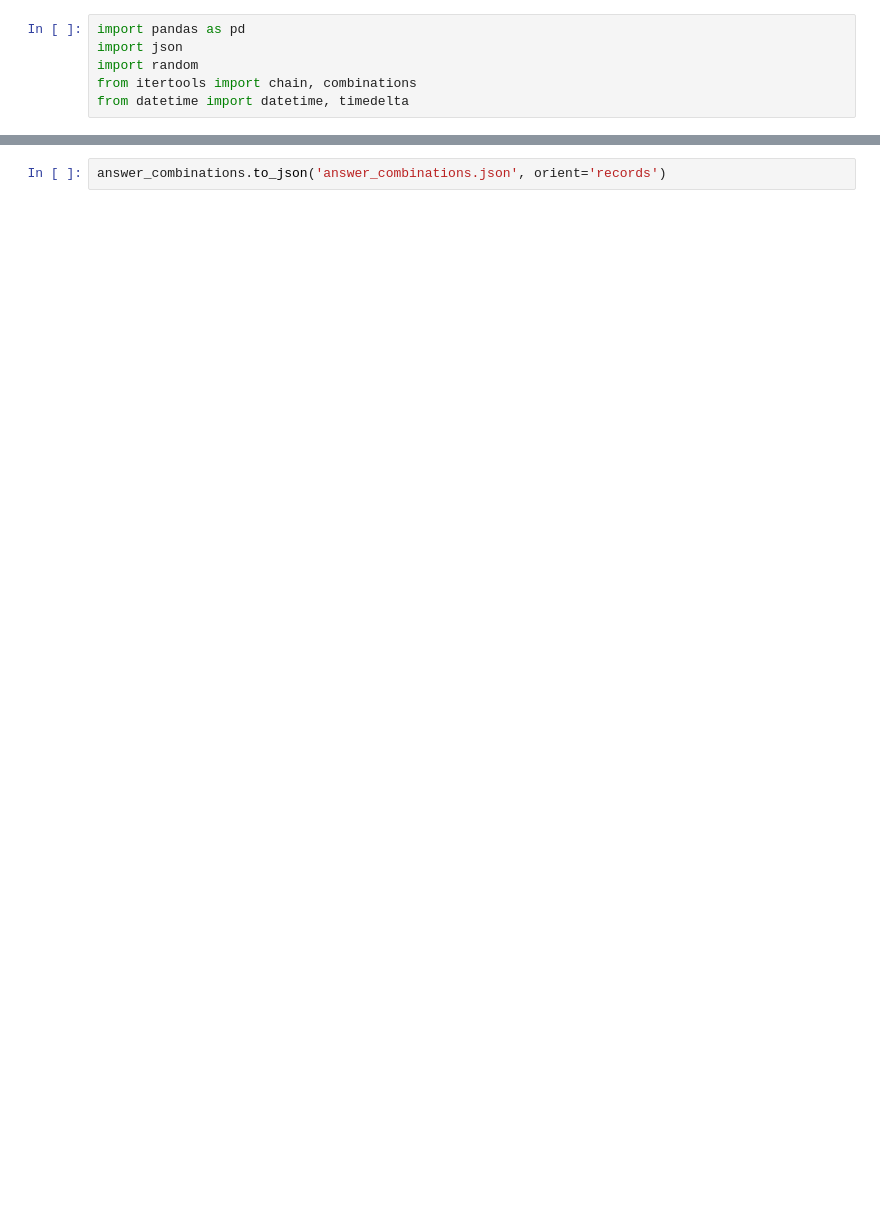
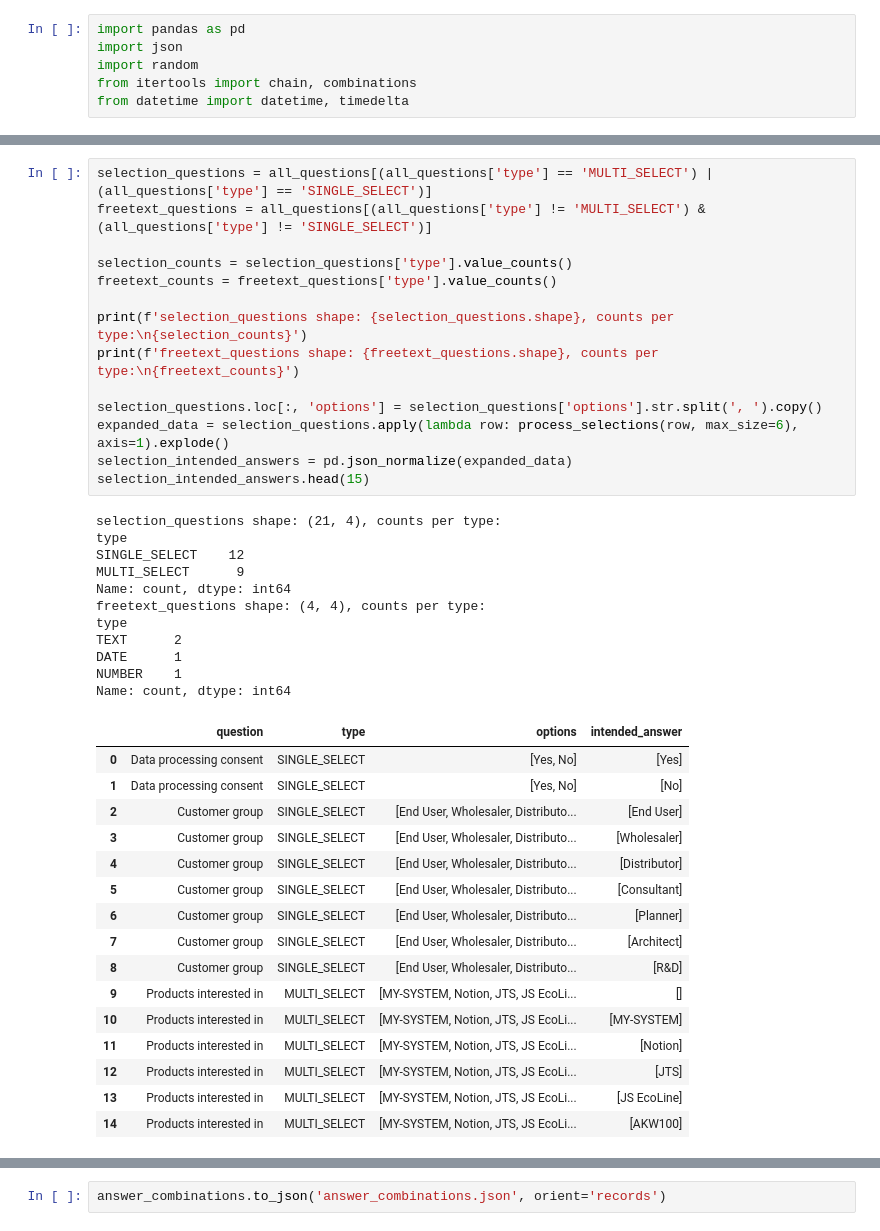
Before and after one commit to alexk2206/tds_capstone, a Jupyter notebook: answer_combinations.ipynb, the cells around one changed output, grey strips where cells are left out. Drawn from its saved outputs; the diff is of its cells as text; blank space fills up the shorter version.

```diff
--- a/answer_combinations.ipynb
+++ b/answer_combinations.ipynb
@@ -38,0 +112,42 @@ def generate_date(today=None):
+# %%
+selection_questions = all_questions[(all_questions['type'] == 'MULTI_SELECT') | (all_questions['type'] == 'SINGLE_SELECT')]
+freetext_questions = all_questions[(all_questions['type'] != 'MULTI_SELECT') & (all_questions['type'] != 'SINGLE_SELECT')]
+
+selection_counts = selection_questions['type'].value_counts()
+freetext_counts = freetext_questions['type'].value_counts()
+
+print(f'selection_questions shape: {selection_questions.shape}, counts per type:\n{selection_counts}')
+print(f'freetext_questions shape: {freetext_questions.shape}, counts per type:\n{freetext_counts}')
+
+selection_questions.loc[:, 'options'] = selection_questions['options'].str.split(', ').copy()
+expanded_data = selection_questions.apply(lambda row: process_selections(row, max_size=6), axis=1).explode()
+selection_intended_answers = pd.json_normalize(expanded_data)
+selection_intended_answers.head(15)
+# %% [output]
+selection_questions shape: (21, 4), counts per type:
+type
+SINGLE_SELECT    12
+MULTI_SELECT      9
+Name: count, dtype: int64
+freetext_questions shape: (4, 4), counts per type:
+type
+TEXT      2
+DATE      1
+NUMBER    1
+Name: count, dtype: int64
+|  | question | type | options | intended_answer |
+| 0 | Data processing consent | SINGLE_SELECT | [Yes, No] | [Yes] |
+| 1 | Data processing consent | SINGLE_SELECT | [Yes, No] | [No] |
+| 2 | Customer group | SINGLE_SELECT | [End User, Wholesaler, Distributo... | [End User] |
+| 3 | Customer group | SINGLE_SELECT | [End User, Wholesaler, Distributo... | [Wholesaler] |
+| 4 | Customer group | SINGLE_SELECT | [End User, Wholesaler, Distributo... | [Distributor] |
+| 5 | Customer group | SINGLE_SELECT | [End User, Wholesaler, Distributo... | [Consultant] |
+| 6 | Customer group | SINGLE_SELECT | [End User, Wholesaler, Distributo... | [Planner] |
+| 7 | Customer group | SINGLE_SELECT | [End User, Wholesaler, Distributo... | [Architect] |
+| 8 | Customer group | SINGLE_SELECT | [End User, Wholesaler, Distributo... | [R&D] |
+| 9 | Products interested in | MULTI_SELECT | [MY-SYSTEM, Notion, JTS, JS EcoLi... | [] |
+| 10 | Products interested in | MULTI_SELECT | [MY-SYSTEM, Notion, JTS, JS EcoLi... | [MY-SYSTEM] |
+| 11 | Products interested in | MULTI_SELECT | [MY-SYSTEM, Notion, JTS, JS EcoLi... | [Notion] |
+| 12 | Products interested in | MULTI_SELECT | [MY-SYSTEM, Notion, JTS, JS EcoLi... | [JTS] |
+| 13 | Products interested in | MULTI_SELECT | [MY-SYSTEM, Notion, JTS, JS EcoLi... | [JS EcoLine] |
+| 14 | Products interested in | MULTI_SELECT | [MY-SYSTEM, Notion, JTS, JS EcoLi... | [AKW100] |
```
Also changed, not shown: parts of 17 cells of this notebook.
